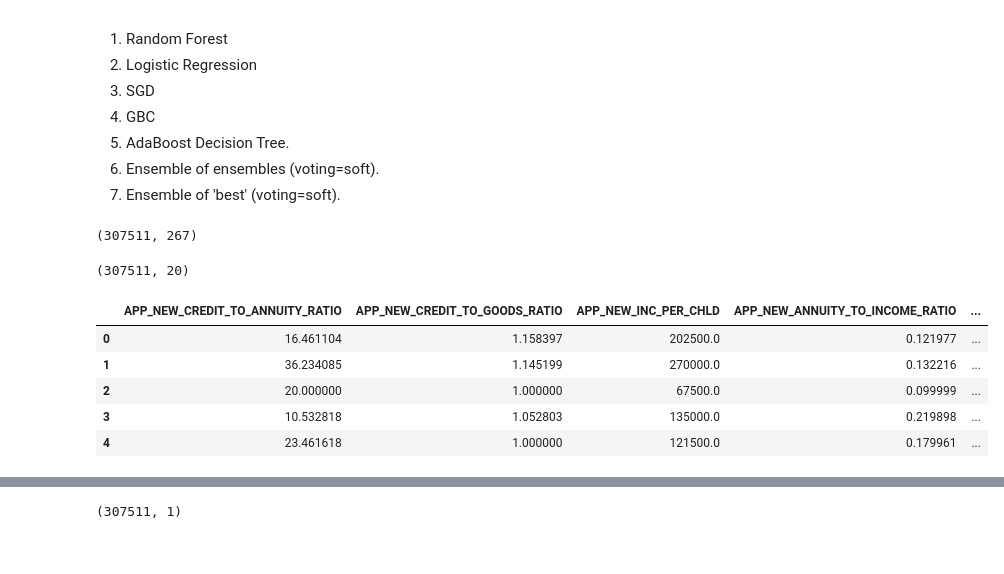
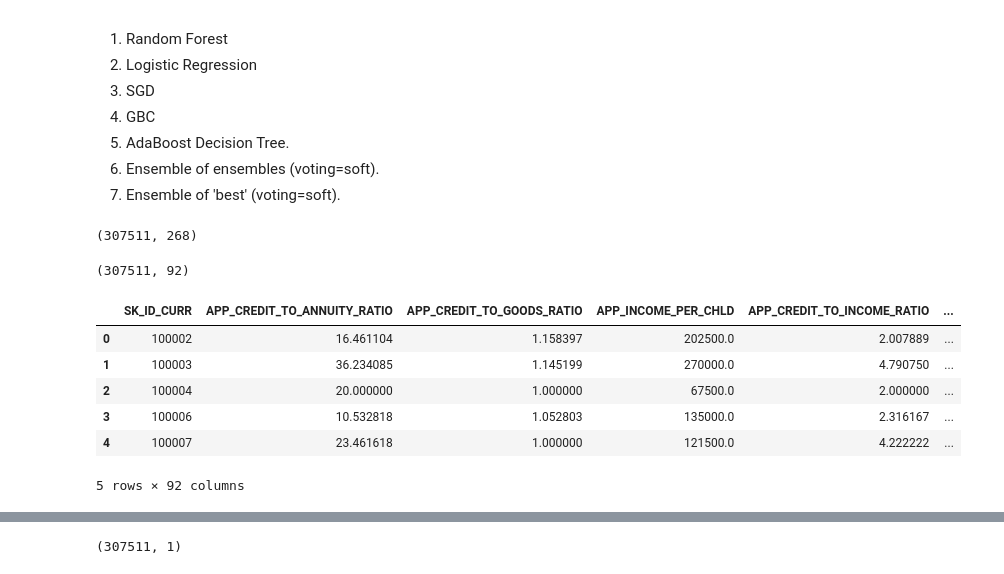
Before and after one commit to JoanieL/MLFinalProject, a Jupyter notebook: MLProject_FinalModelling.ipynb, the cells around one changed output, grey strips where cells are left out. Drawn from its saved outputs; the diff is of its cells as text; code cells hidden in the pictures.

```diff
--- a/MLProject_FinalModelling.ipynb
+++ b/MLProject_FinalModelling.ipynb
@@ -44,23 +44,24 @@ def load_credit_data(data_path):
     return pd.read_csv(csv_path)
 # %%
 # Load training data
-training_df = load_credit_data ("training_top.csv")
+# training_df = load_credit_data ("training_top.csv")
+training_df = load_credit_data ("training_top_id.csv")
 print (training_df.shape)
 # %% [output]
-(307511, 267)
+(307511, 268)
 # %%
 # Load features for training
 features_training_df = load_credit_data ("training_new_features_v1.csv")
-features_training_df =features_training_df.drop ('SK_ID_CURR', axis=1)
 print (features_training_df.shape)
 features_training_df.head()
 # %% [output]
-(307511, 20)
+(307511, 92)
-|  | APP_NEW_CREDIT_TO_ANNUITY_RATIO | APP_NEW_CREDIT_TO_GOODS_RATIO | APP_NEW_INC_PER_CHLD | APP_NEW_ANNUITY_TO_INCOME_RATIO | ... |
-| 0 | 16.461104 | 1.158397 | 202500.0 | 0.121977 | ... |
-| 1 | 36.234085 | 1.145199 | 270000.0 | 0.132216 | ... |
-| 2 | 20.000000 | 1.000000 | 67500.0 | 0.099999 | ... |
-| 3 | 10.532818 | 1.052803 | 135000.0 | 0.219898 | ... |
-| 4 | 23.461618 | 1.000000 | 121500.0 | 0.179961 | ... |
+|  | SK_ID_CURR | APP_CREDIT_TO_ANNUITY_RATIO | APP_CREDIT_TO_GOODS_RATIO | APP_INCOME_PER_CHLD | APP_CREDIT_TO_INCOME_RATIO | ... |
+| 0 | 100002 | 16.461104 | 1.158397 | 202500.0 | 2.007889 | ... |
+| 1 | 100003 | 36.234085 | 1.145199 | 270000.0 | 4.790750 | ... |
+| 2 | 100004 | 20.000000 | 1.000000 | 67500.0 | 2.000000 | ... |
+| 3 | 100006 | 10.532818 | 1.052803 | 135000.0 | 2.316167 | ... |
+| 4 | 100007 | 23.461618 | 1.000000 | 121500.0 | 4.222222 | ... |
+5 rows × 92 columns
 # %%
 # Merge for full set
```
Also changed, not shown: parts of 11 cells of this notebook, 4 other files.
